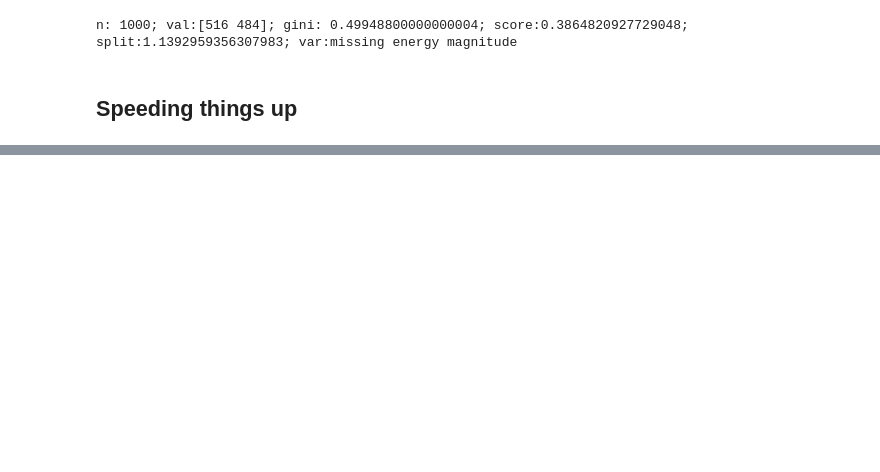
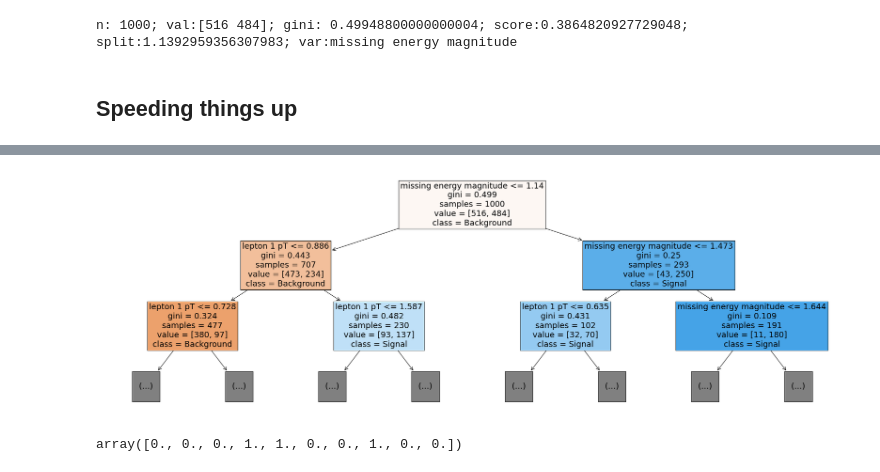
Before and after one commit to lewtun/hepml, a Jupyter notebook: notebooks/lesson03_random-forest-from-scratch.ipynb, the cells around one changed output, grey strips where cells are left out. Cells and saved outputs as stored; diff of their text form; code cells hidden in the pictures; blank space fills up the shorter version.

```diff
--- a/notebooks/lesson03_random-forest-from-scratch.ipynb
+++ b/notebooks/lesson03_random-forest-from-scratch.ipynb
@@ -309,0 +435,3 @@ n: 1000; val:[516 484]; gini: 0.49948800000000004; score:450.6534602352531; spli
+# %%
+%time tree = TreeEnsemble(X_train, y_train, 1, 1000).trees[0]
+x_samp, y_samp = tree.x, tree.y
@@ -309,0 +441,10 @@ n: 1000; val:[516 484]; gini: 0.49948800000000004; score:450.6534602352531; spli
+# %%
+m = RandomForestClassifier(
+    n_estimators=1,
+    max_depth=None,
+    bootstrap=False,
+    max_features=None,
+    random_state=42,
+    min_samples_leaf=5
+)
+m.fit(x_samp, y_samp)
@@ -309,0 +460,24 @@ n: 1000; val:[516 484]; gini: 0.49948800000000004; score:450.6534602352531; spli
+# %%
+# get column names
+feature_names = X_train.columns
+# define class names
+class_names = ["Background", "Signal"]
+# we need to specify the background color because of a quirk in sklearn
+fig, ax = plt.subplots(figsize=(30, 10))
+# generate tree plot
+plot_tree(
+    m.estimators_[0],
+    max_depth=2,
+    filled=True,
+    feature_names=feature_names,
+    class_names=class_names,
+    ax=ax,
+    fontsize=18,
+)
+plt.show()
+# %% [output]
+[figure, added]
+# %%
+m.predict(X_valid.iloc[0:10, :])
+# %% [output]
+array([0., 0., 0., 1., 1., 0., 0., 1., 0., 0.])
```
Also changed, not shown: parts of 55 cells of this notebook, 1 other file.
